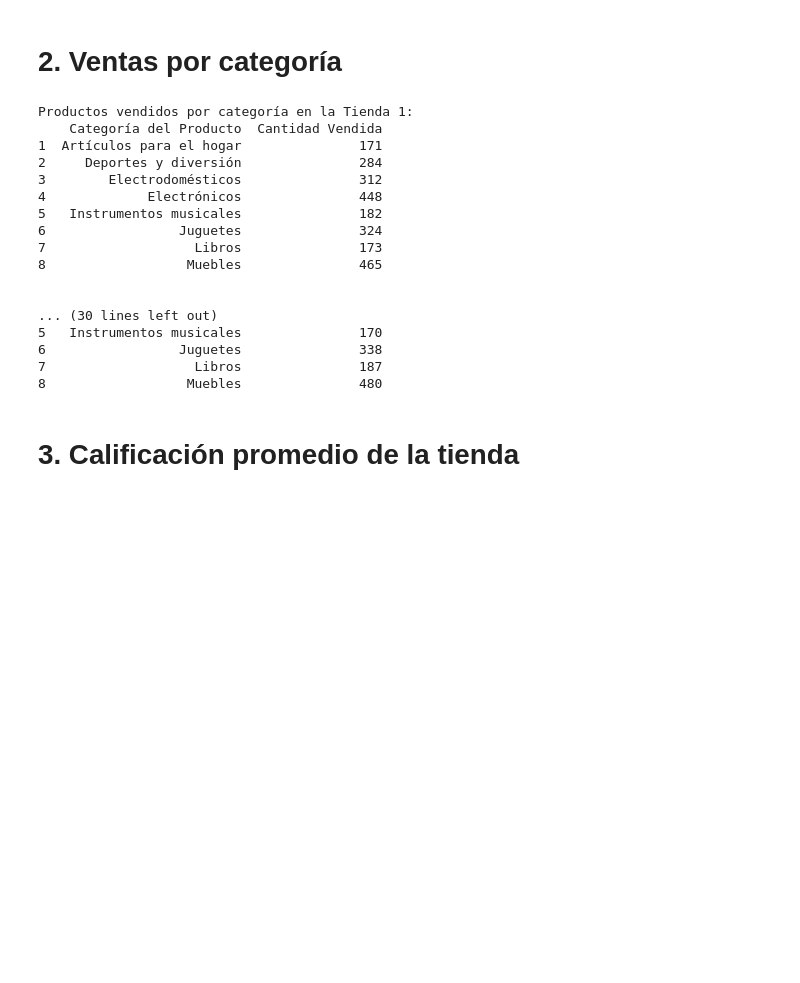
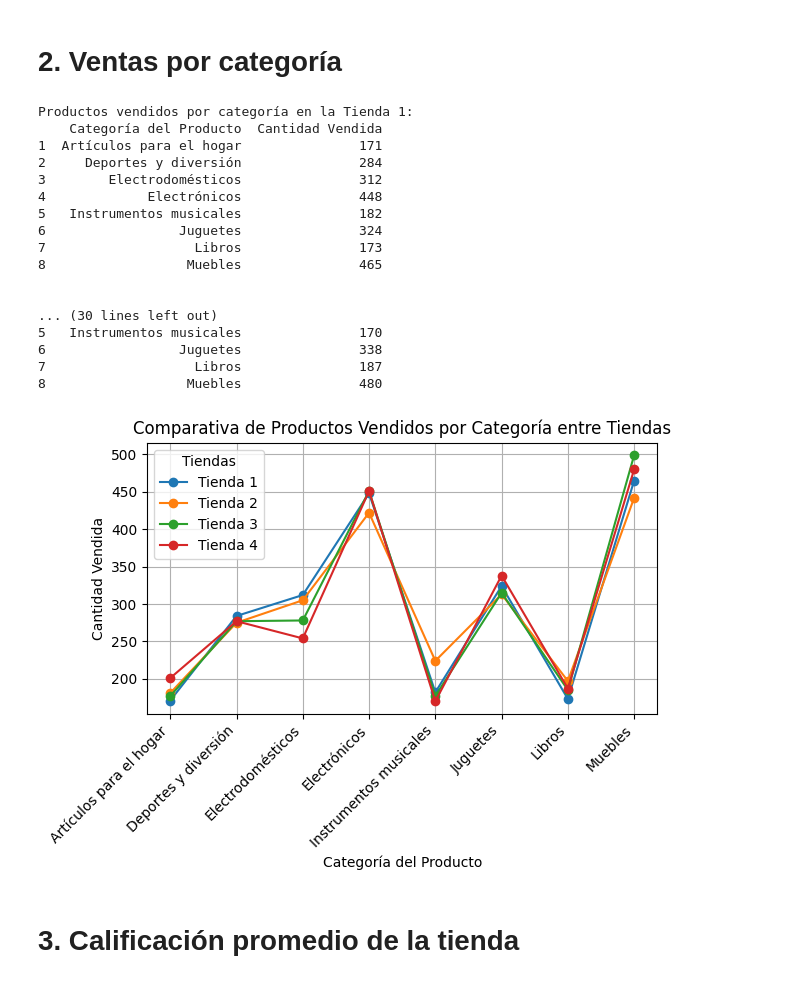
Before and after one commit to J-R1v3r/python-data-science, a Jupyter notebook: AluraStoreLatam.ipynb, the cells around one changed output. Cells and saved outputs as stored; diff of their text form; code cells hidden in the pictures; blank space fills up the shorter version.

```diff
--- a/AluraStoreLatam.ipynb
+++ b/AluraStoreLatam.ipynb
@@ -44,31 +52,44 @@ Ingreso total de la Tienda 4: $1,038,375,700
 # %% [markdown]
 # 2. Ventas por categoría
 # %%
-# Cantidad de productos vendidos por categoría en cada tienda.
+'''Cantidad de productos vendidos por categoría en cada tienda.'''
 
+# Bucle 'for' que recorre las columnas 'Categoría del Producto' y 'Producto' y retorna la cantidad vendida por categoría de cada tienda
 for nombre, datos in tiendas.items():
   ventas_por_categoria = datos.groupby(['Categoría del Producto'])['Producto'].count().reset_index()
   ventas_por_categoria = ventas_por_categoria.rename(columns={'Producto': 'Cantidad Vendida'})
   ventas_por_categoria.index = ventas_por_categoria.index + 1
   print(f"Productos vendidos por categoría en la {nombre}:", ventas_por_categoria, '\n', sep='\n')
+  plt.plot(ventas_por_categoria['Categoría del Producto'], ventas_por_categoria['Cantidad Vendida'], marker='o', linestyle='-', label=nombre)
+
+# Gráfico de Líneas
+plt.xlabel("Categoría del Producto")
+plt.ylabel("Cantidad Vendida")
+plt.title("Comparativa de Productos Vendidos por Categoría entre Tiendas")
+plt.legend(title="Tiendas")
+plt.grid(True)
+plt.xticks(rotation=45, ha='right')
+plt.tight_layout()
+plt.show()
 # %% [output]
 Productos vendidos por categoría en la Tienda 1:
     Categoría del Producto  Cantidad Vendida
 1  Artículos para el hogar               171
 2     Deportes y diversión               284
 3        Electrodomésticos               312
 4             Electrónicos               448
 5   Instrumentos musicales               182
 6                 Juguetes               324
 7                   Libros               173
 8                  Muebles               465
 
 
 ... (30 lines left out)
 5   Instrumentos musicales               170
 6                 Juguetes               338
 7                   Libros               187
 8                  Muebles               480
+[figure, added]
 # %% [markdown]
 # 3. Calificación promedio de la tienda
 # %%
```
Also changed, not shown: parts of 4 cells of this notebook.
